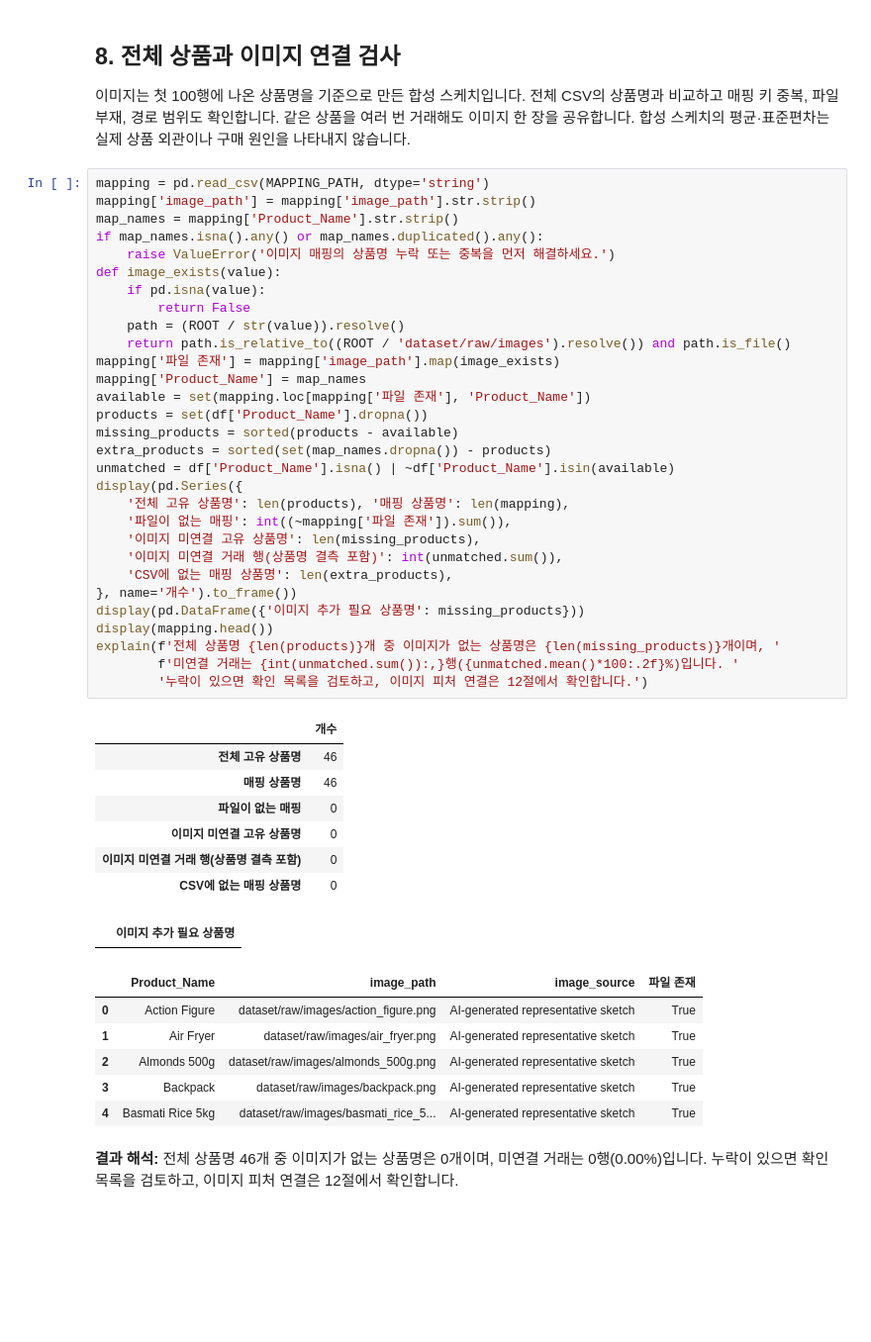
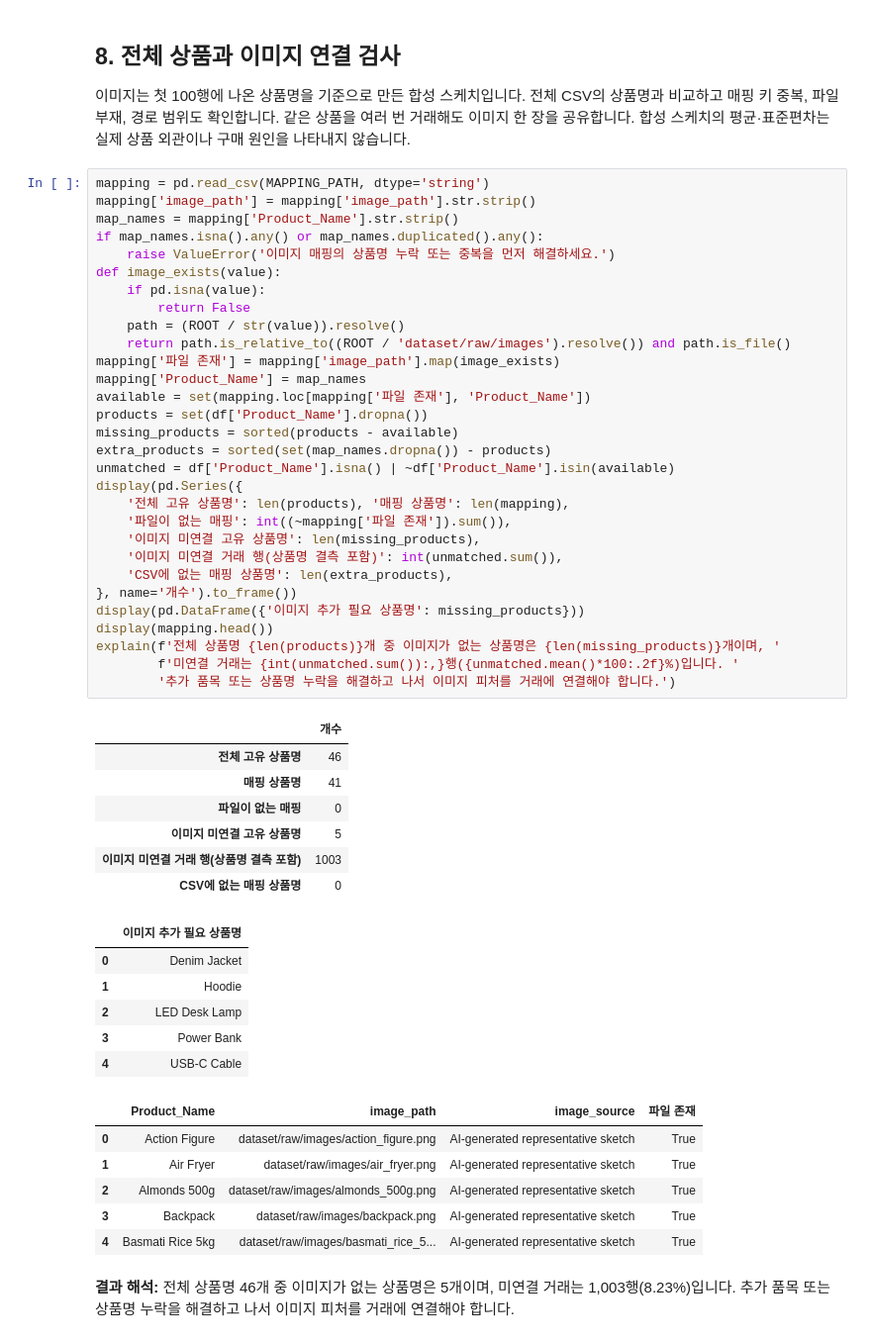
Before and after one commit to PBK98/Numpy_Pandas, a Jupyter notebook: notebooks/analysis_report.ipynb, the cells around one changed output. Shown at 99% size. Drawn from its saved outputs; the diff is of its cells as text; blank space fills up the shorter version.

```diff
--- a/notebooks/analysis_report.ipynb
+++ b/notebooks/analysis_report.ipynb
@@ -437,41 +437,46 @@ if map_names.isna().any() or map_names.duplicated().any():
     raise ValueError('이미지 매핑의 상품명 누락 또는 중복을 먼저 해결하세요.')
 def image_exists(value):
     if pd.isna(value):
         return False
     path = (ROOT / str(value)).resolve()
     return path.is_relative_to((ROOT / 'dataset/raw/images').resolve()) and path.is_file()
 mapping['파일 존재'] = mapping['image_path'].map(image_exists)
 mapping['Product_Name'] = map_names
 available = set(mapping.loc[mapping['파일 존재'], 'Product_Name'])
 products = set(df['Product_Name'].dropna())
 missing_products = sorted(products - available)
 extra_products = sorted(set(map_names.dropna()) - products)
 unmatched = df['Product_Name'].isna() | ~df['Product_Name'].isin(available)
 display(pd.Series({
     '전체 고유 상품명': len(products), '매핑 상품명': len(mapping),
     '파일이 없는 매핑': int((~mapping['파일 존재']).sum()),
     '이미지 미연결 고유 상품명': len(missing_products),
     '이미지 미연결 거래 행(상품명 결측 포함)': int(unmatched.sum()),
     'CSV에 없는 매핑 상품명': len(extra_products),
 }, name='개수').to_frame())
 display(pd.DataFrame({'이미지 추가 필요 상품명': missing_products}))
 display(mapping.head())
 explain(f'전체 상품명 {len(products)}개 중 이미지가 없는 상품명은 {len(missing_products)}개이며, '
         f'미연결 거래는 {int(unmatched.sum()):,}행({unmatched.mean()*100:.2f}%)입니다. '
-        '누락이 있으면 확인 목록을 검토하고, 이미지 피처 연결은 12절에서 확인합니다.')
+        '추가 품목 또는 상품명 누락을 해결하고 나서 이미지 피처를 거래에 연결해야 합니다.')
 # %% [output]
 |  | 개수 |
 | 전체 고유 상품명 | 46 |
-| 매핑 상품명 | 46 |
+| 매핑 상품명 | 41 |
 | 파일이 없는 매핑 | 0 |
-| 이미지 미연결 고유 상품명 | 0 |
-| 이미지 미연결 거래 행(상품명 결측 포함) | 0 |
+| 이미지 미연결 고유 상품명 | 5 |
+| 이미지 미연결 거래 행(상품명 결측 포함) | 1003 |
 | CSV에 없는 매핑 상품명 | 0 |
 |  | 이미지 추가 필요 상품명 |
+| 0 | Denim Jacket |
+| 1 | Hoodie |
+| 2 | LED Desk Lamp |
+| 3 | Power Bank |
+| 4 | USB-C Cable |
 |  | Product_Name | image_path | image_source | 파일 존재 |
 | 0 | Action Figure | dataset/raw/images/action_figure.png | AI-generated representative sketch | True |
 | 1 | Air Fryer | dataset/raw/images/air_fryer.png | AI-generated representative sketch | True |
 | 2 | Almonds 500g | dataset/raw/images/almonds_500g.png | AI-generated representative sketch | True |
 | 3 | Backpack | dataset/raw/images/backpack.png | AI-generated representative sketch | True |
 | 4 | Basmati Rice 5kg | dataset/raw/images/basmati_rice_5... | AI-generated representative sketch | True |
-**결과 해석:** 전체 상품명 46개 중 이미지가 없는 상품명은 0개이며, 미연결 거래는 0행(0.00%)입니다. 누락이 있으면 확인 목록을 검토하고, 이미지 피처 연결은 12절에서 확인합니다.
+**결과 해석:** 전체 상품명 46개 중 이미지가 없는 상품명은 5개이며, 미연결 거래는 1,003행(8.23%)입니다. 추가 품목 또는 상품명 누락을 해결하고 나서 이미지 피처를 거래에 연결해야 합니다.
```
Also changed, not shown: parts of 26 cells of this notebook.
